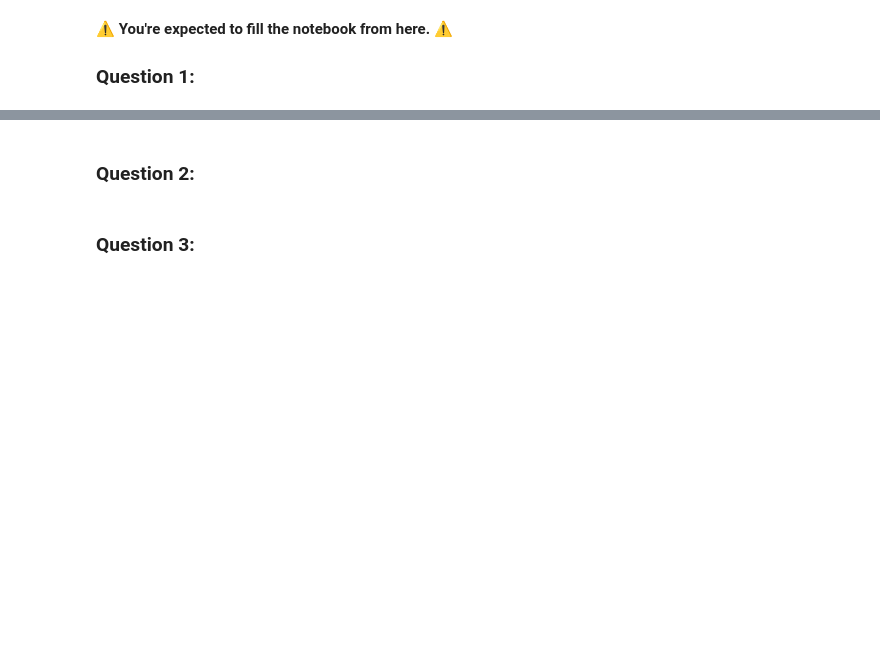
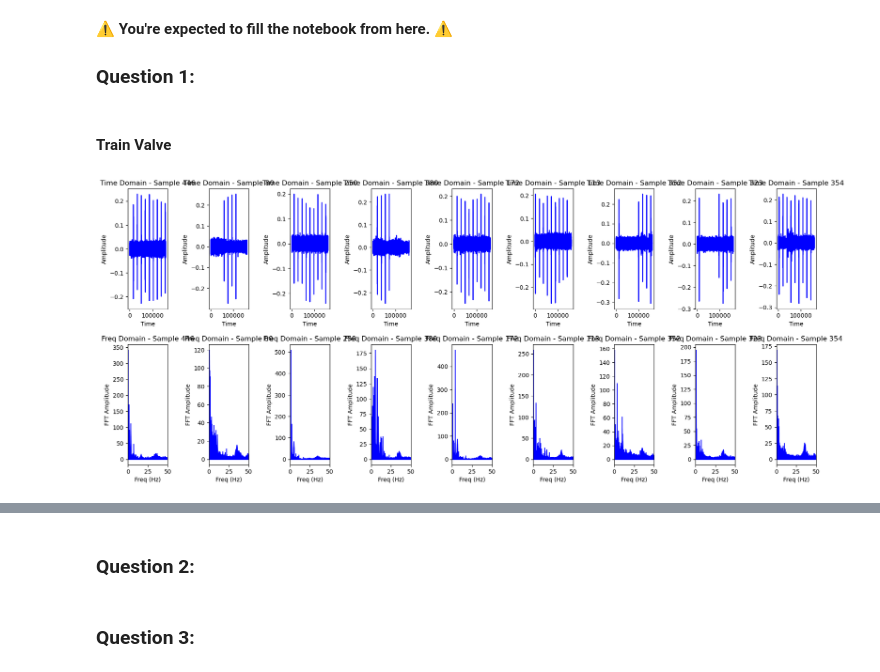
Before and after one commit to viktorkjellsson/CIVIL-426, a Jupyter notebook: Graded_Exercise_1.ipynb, the cells around one changed output, grey strips where cells are left out. Cells and saved outputs as stored; diff of their text form; code cells hidden in the pictures; blank space fills up the shorter version.

```diff
--- a/Graded_Exercise_1.ipynb
+++ b/Graded_Exercise_1.ipynb
@@ -769,18 +846,3 @@ print(f"Pump Test Data Shape: {pump_test_set.shape}")
 ⚠️ **You're expected to fill the notebook from here.** ⚠️
 
 ### Question 1:
-# %%
-
-# Visualizing the raw signals
-fig, ax = plt.subplots(1, 2, figsize=(16, 4))
-ax[0].plot(valve_train_set[0])
-ax[0].set_title("Valve train set")
-ax[1].plot(pump_train_set[0])
-ax[1].set_title("Pump train set")
-
-
-for i in range(2):
-    ax[i].set_xlabel("Sample")
-    ax[i].set_ylabel("Signal Intensity")
-
-plt.show()
@@ -889,0 +849,46 @@ plt.show()
+# %% [markdown]
+#### Train Valve
+# %%
+
+# Number of samples to plot
+num_samples = 9
+
+# Randomly choose 9 samples (rows) from the dataset
+random_indices = np.random.choice(valve_train_data.shape[0], num_samples, replace=False)
+
+# Sample rate (arbitrary)
+sr = 100
+
+# Create subplots
+fig, axes = plt.subplots(2, num_samples, figsize=(18, 8))  # 2 rows, num_samples columns
+fig.tight_layout(pad=4.0)
+
+# Loop through each selected sample
+for i, idx in enumerate(random_indices):
+    # Get the sample data
+    one_valve_sample = valve_train_data[idx, :]
+
+    # Plot the time domain signal in the first row
+    axes[0, i].plot(one_valve_sample, 'b')
+    axes[0, i].set_title(f'Time Domain - Sample {idx}')
+    axes[0, i].set_xlabel('Time')
+    axes[0, i].set_ylabel('Amplitude')
+
+    # Perform FFT
+    X = np.fft.fft(one_valve_sample)
+    N = len(X)
+    n = np.arange(N)
+    T = N / sr
+    freq = n / T
+
+    # Plot the frequency domain (FFT) in the second row
+    axes[1, i].stem(freq, np.abs(X), 'b', markerfmt=" ", basefmt="-b")
+    axes[1, i].set_title(f'Freq Domain - Sample {idx}')
+    axes[1, i].set_xlabel('Freq (Hz)')
+    axes[1, i].set_ylabel('FFT Amplitude')
+    axes[1, i].set_xlim(0, 50)
+
+# Show the plots
+plt.show()
+# %% [output]
+[figure, added]
```
Also changed, not shown: parts of 29 cells of this notebook.
